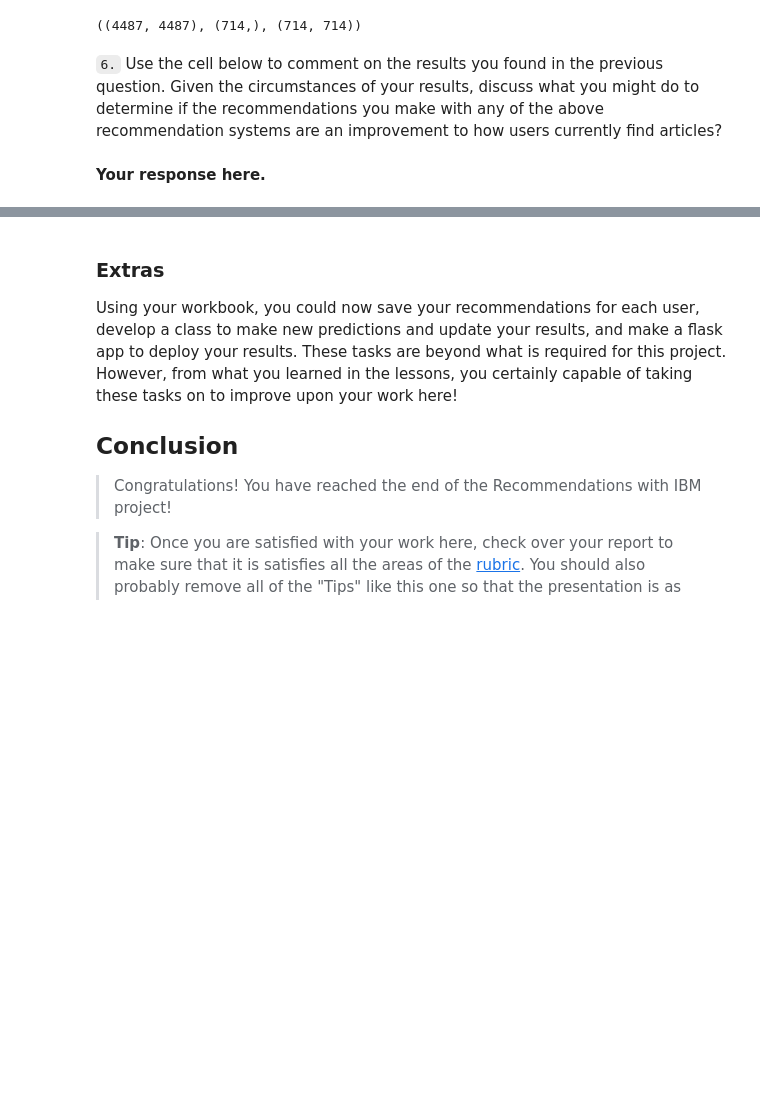
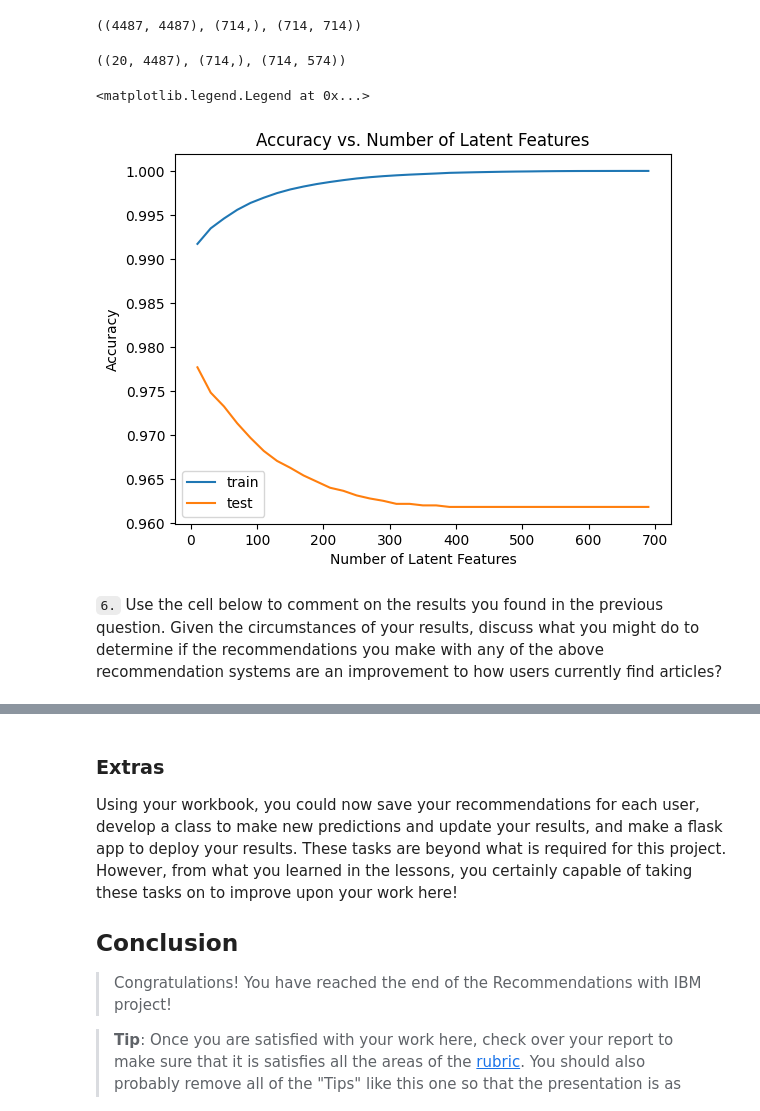
Before and after one commit to Aleaume/Udactiy_DataSc_P3, a Jupyter notebook: Recommendations_with_IBM.ipynb, the cells around one changed output, grey strips where cells are left out. Drawn from its saved outputs; the diff is of its cells as text; code cells hidden in the pictures; blank space fills up the shorter version.

```diff
--- a/Recommendations_with_IBM.ipynb
+++ b/Recommendations_with_IBM.ipynb
@@ -1198,7 +1198,53 @@ u_train.shape, s_train.shape, vt_train.shape
 # %%
 # Use these cells to see how well you can use the training
 # decomposition to predict on test data
+# %%
+common_user_train = user_item_train.index.isin(test_idx)
+common_col_train = user_item_train.columns.isin(test_arts)
+
+u_test = u_train[common_user_train, :]
+s_test = s_train
+vt_test = vt_train[:, common_col_train]
+
+u_test.shape, s_test.shape, vt_test.shape
+# %% [output]
+((20, 4487), (714,), (714, 574))
+# %%
+num_latent_feats = np.arange(10,700+10,20)
+sum_errs_train = []
+sum_errs_test = []
+
+common_idx = list(set(user_item_train.index) & set(test_idx))
+user_item_test_new = user_item_test.loc[common_idx]
+
+for k in num_latent_feats:
+    # restructure with k latent features
+    s_new_train, u_new_train, vt_new_train = np.diag(s_train[:k]), u_train[:, :k], vt_train[:k, :]
+    s_new_test, u_new_test, vt_new_test = np.diag(s_test[:k]), u_test[:,:k], vt_test[:k,:]
+
+    # take dot product
+    user_item_est_train = np.around(np.dot(np.dot(u_new_train, s_new_train), vt_new_train))
+    user_item_est_test = np.around(np.dot(np.dot(u_new_test, s_new_test),vt_new_test))
+
+    # compute error for each prediction to actual value
+    diffs_train = np.subtract(user_item_train, user_item_est_train)
+    diffs_test = np.subtract(user_item_test_new, user_item_est_test)
+
+    # total errors and keep track of them
+    err_train = np.sum(np.sum(np.abs(diffs_train)))
+    sum_errs_train.append(err_train)
+
+    err_test = np.sum(np.sum(np.abs(diffs_test)))
+    sum_errs_test.append(err_test)
+# %%
+plt.plot(num_latent_feats, 1 - np.array(sum_errs_train)/(user_item_train.shape[0] * user_item_train.shape[1]),label='train');
+plt.plot(num_latent_feats, 1 - np.array(sum_errs_test)/(user_item_test_new.shape[0] * user_item_test_new.shape[1]),label='test');
+plt.xlabel('Number of Latent Features');
+plt.ylabel('Accuracy');
+plt.title('Accuracy vs. Number of Latent Features');
+plt.legend()
+# %% [output]
+<matplotlib.legend.Legend at 0x...>
+[figure, added]
 # %% [markdown]
 `6.` Use the cell below to comment on the results you found in the previous question. Given the circumstances of your results, discuss what you might do to determine if the recommendations you make with any of the above recommendation systems are an improvement to how users currently find articles?
-# %% [markdown]
-**Your response here.**
```
Also changed, not shown: parts of 1 cell of this notebook.
